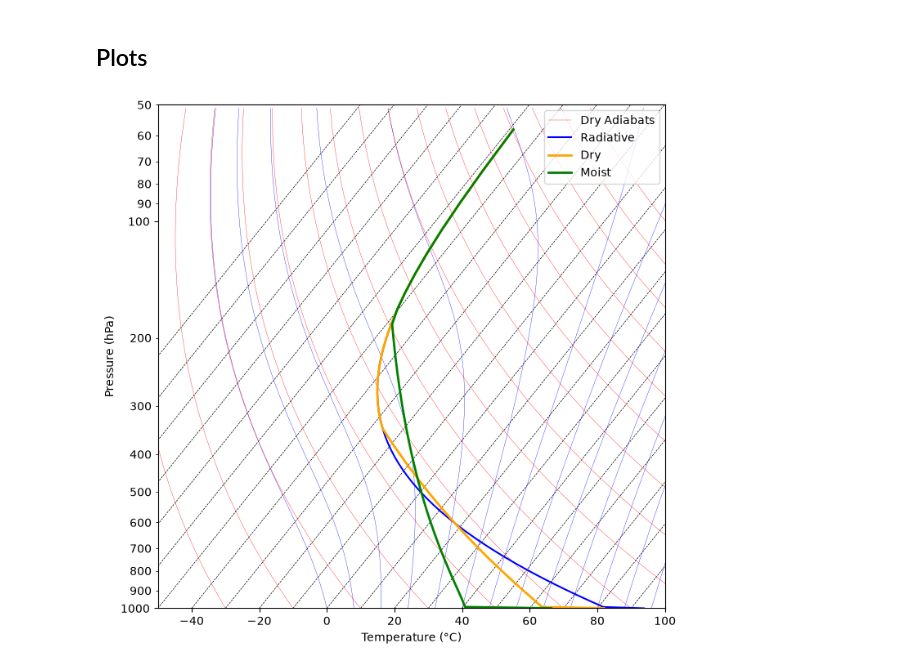
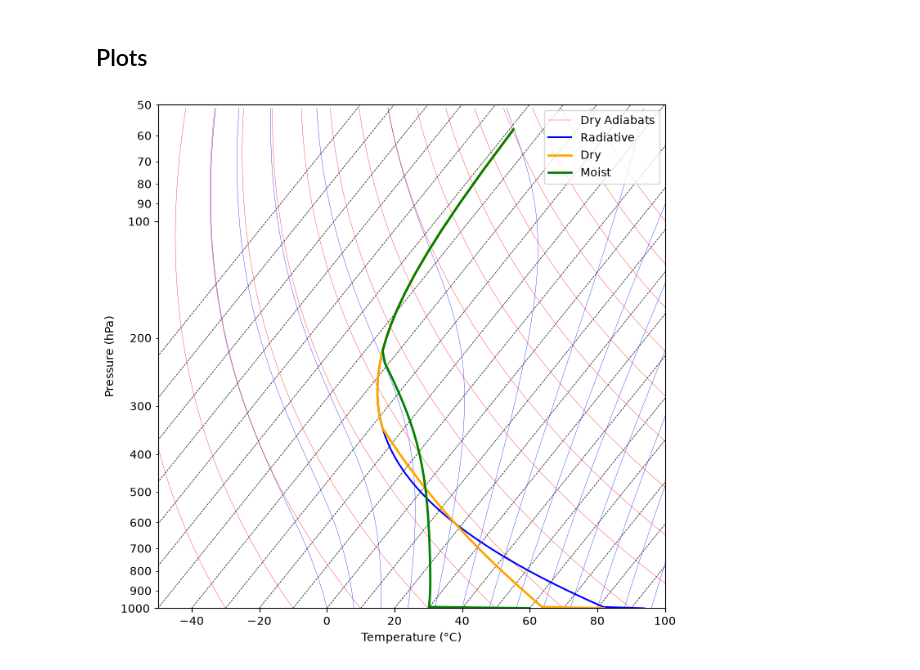
Before and after one commit to rylandlopez24/metr5003, a Jupyter notebook: Lab4_rce_model.ipynb, the cells around one changed output. Cells and saved outputs as stored; diff of their text form; code cells hidden in the pictures.

```diff
--- a/Lab4_rce_model.ipynb
+++ b/Lab4_rce_model.ipynb
@@ -180,23 +180,28 @@ def convective_adjustment(T, grid, convective_mode):
 
     """
     max_sweeps = 10
-    if convective_mode == "dry":
-        maxlapse = Rd*T/(cp*grid['p_mid'])  # dry adiabatic lapse rate in K/Pa
-    elif convective_mode == "moist":
-        maxlapse = 0.0065*Rd*T/(g*grid['p_mid'])  # approximate moist adiabatic lapse rate in K/Pa
+
     for sweep in range(max_sweeps):
         changed = False
         k = Nz-1
         while k >= 1:
-            #checking to see if max lapse is exceeded
             lapse = (T[k-1] - T[k])/grid['dp'][k]
-            if lapse > maxlapse[k]:
+
+            # Dry adiabatic lapse rate in K/Pa
+            DALR = Rd*T[k]/(cp*grid['p_mid'][k])
+            if convective_mode == "dry":
+                maxlapse = DALR
+            elif convective_mode == "moist":
+                maxlapse = moist_lapse_rate_K_per_m(
+                    DALR, T[k], grid['p_mid'][k], RH=relh0
+                )
+            if lapse > maxlapse:
                 # if it is, force the lapse rate to the maximum allowed value by adjusting the temperatures of the two layers
                 T1 = T[k]
                 T2 = T[k-1]
                 Tavg = (T1 + T2) / 2
-                T[k] = Tavg - 0.5 * maxlapse[k] * grid['dp'][k]
-                T[k-1] = Tavg + 0.5 * maxlapse[k] * grid['dp'][k]
+                T[k] = Tavg - 0.5 * maxlapse * grid['dp'][k]
+                T[k-1] = Tavg + 0.5 * maxlapse * grid['dp'][k]
 
 
                 changed = True
@@ -322,7 +327,7 @@ def run_rce_model(grid, convective_mode):
         #     print(f"it {it:5d} maxdT={maxdT:.5e} K, T_surf={T_surf-273:.3f} C, T0={T[0]-273:.3f} C, OLR={OLR:.2f} W/m2, TOA_net={TOA_net:.2f} W/m2")
 
         # # Save profiles every nprof time step
-        nprof = 2500
+        nprof = 100
         if it % nprof == 0:
             save_profiles_step(history, T, F_up, F_down, dTdt_rad, dTdt_conv)
 
@@ -394,33 +399,31 @@ import importlib
 import plotskewT
 importlib.reload(plotskewT)
 
 #Radiative
 T_rad = history_save['radiative']['T'][-1] - 273.15
 T_rad = np.insert(T_rad, 0, history_save['radiative']['T_surf'][-1] - 273.15)
 #dry
 T_dry = history_save['dry']['T'][-1] - 273.15
 T_dry = np.insert(T_dry, 0, history_save['dry']['T_surf'][-1] - 273.15)
 #moist
 T_moist = history_save['moist']['T'][-1] - 273.15
 T_moist = np.insert(T_moist, 0, history_save['moist']['T_surf'][-1] - 273.15)
 
 #grab other plots
 
-temp1 = history_save[exp_name]['T'][-1] - 273.15 # temp from last saved
 
 pres = grid['p_mid'] / 100 # pressure from last saved
-temp = np.insert(temp, 0, T_surf)
 pres = np.insert(pres, 0, 1000)
 fig, ax = plotskewT.plotskewT(T_rad, pres)
 ax.lines[-1].set_label('Radiative')
 
 ax.plot(plotskewT.skewT(T_dry, pres), pres,
         color='orange', linewidth=2, label='Dry')
 
 ax.plot(plotskewT.skewT(T_moist, pres), pres,
         color='green', linewidth=2, label='Moist')
 
 ax.legend()
 plt.show()
 # %% [output]
-[figure, old version]
+[figure, new version]
```
Also changed, not shown: parts of 3 cells of this notebook.
